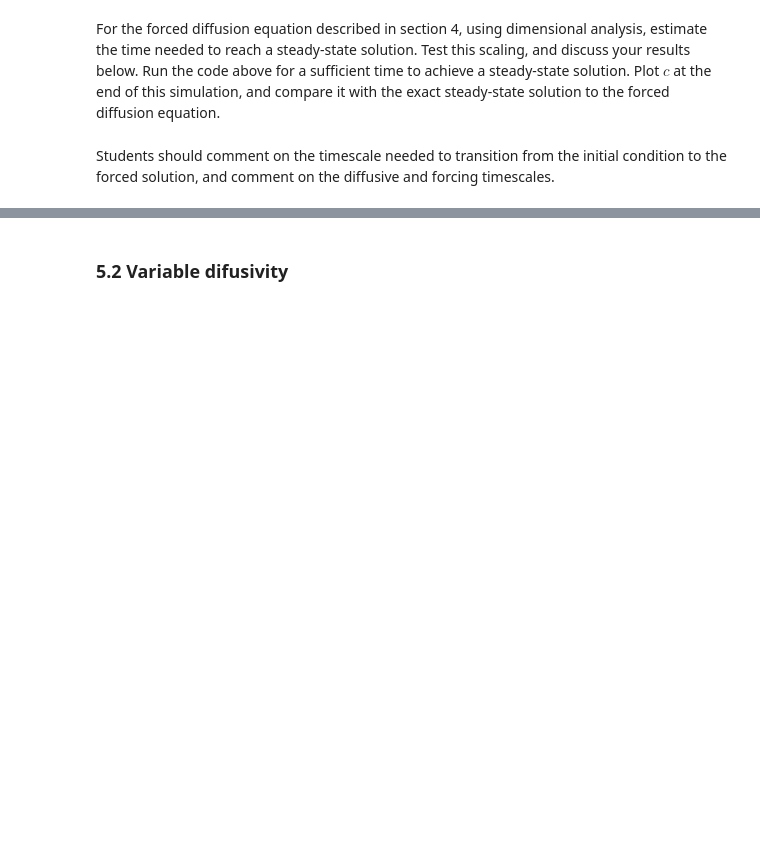
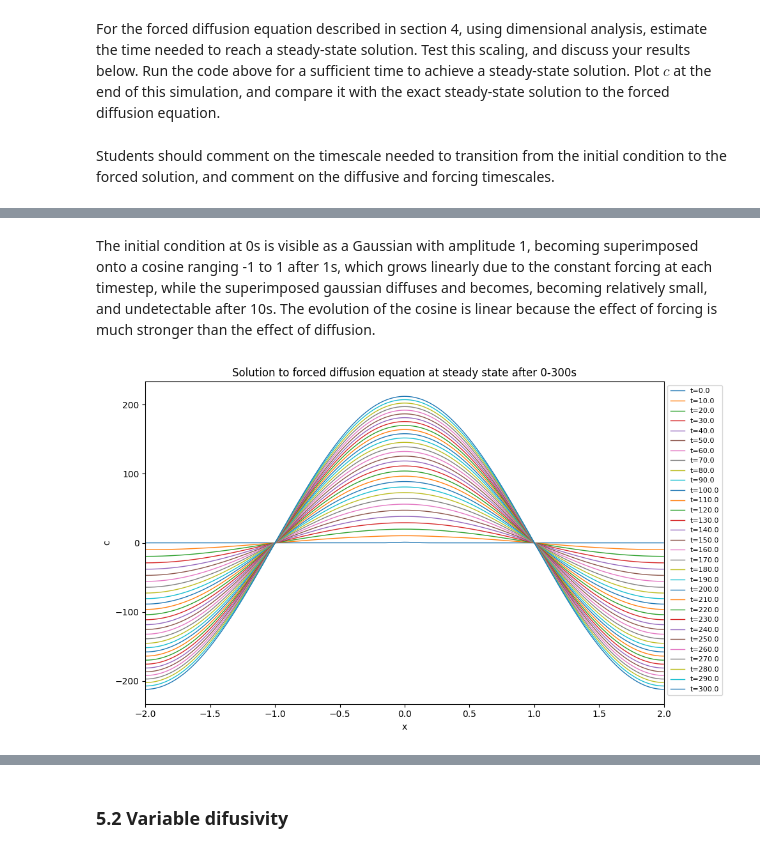
Before and after one commit to PolinaSevastyanova1/QCES, a Jupyter notebook: Project1_dedalus.ipynb, the cells around one changed output, grey strips where cells are left out. Saved outputs shown, nothing was run; the diff lists cells and outputs as text; code cells hidden in the pictures; blank space fills up the shorter version.

```diff
--- a/Project1_dedalus.ipynb
+++ b/Project1_dedalus.ipynb
@@ -455,0 +460,15 @@ BY playing around with the above, can see that reaches steady
+# %% [markdown]
+The initial condition at 0s is visible as a Gaussian with amplitude 1, becoming superimposed onto a cosine ranging -1 to 1 after 1s, which grows linearly due to the constant forcing at each timestep, while the superimposed gaussian diffuses and becomes, becoming relatively small, and undetectable after 10s. The evolution of the cosine is linear because the effect of forcing is much stronger than the effect of diffusion.
+# %%
+#Plot final run
+plt.figure(figsize=(10,6))
+for i in np.array([0,10,20,30,40,50,60,70,80,90,100,110,120,130,140,150,160,170,180,190,200,210,220,230,240,250,260,270,280,290,300]):
+  plt.plot(x, c_save[i], label = 't='+str(t_save[i]), linewidth = 1)
+plt.xlim(x_start, x_end)
+plt.xlabel('x')
+plt.ylabel('c')
+plt.legend(bbox_to_anchor=(1,1), fontsize =8)
+plt.title('Solution to forced diffusion equation at steady state after 0-300s')
+plt.tight_layout()
+# %% [output]
+[figure, added]
```
Also changed, not shown: parts of 17 cells of this notebook.
